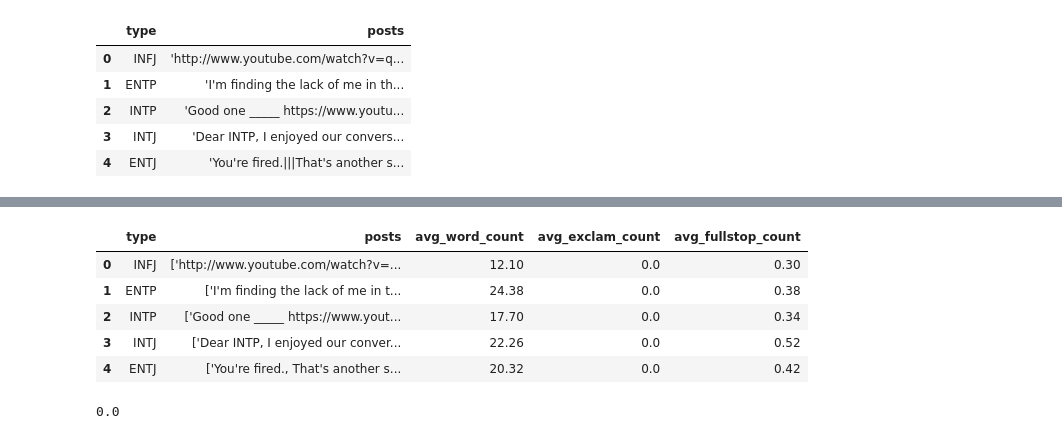
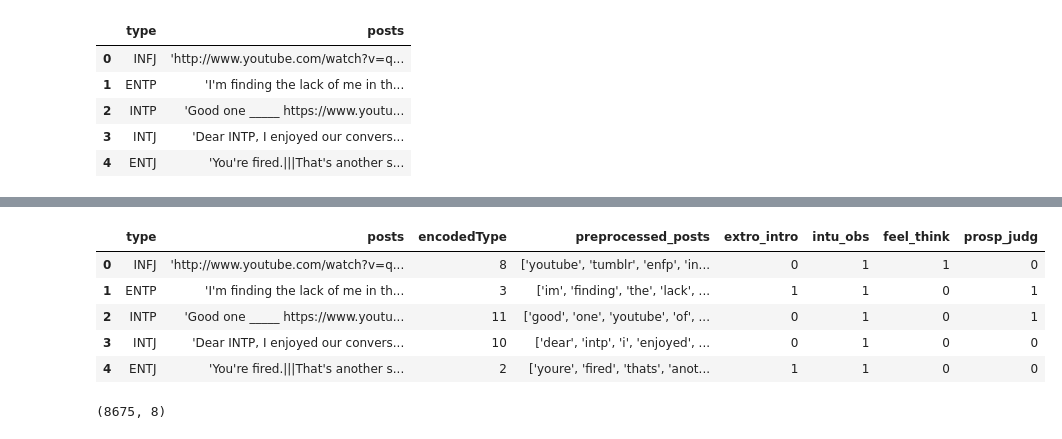
Before and after one commit to pgphi/Data_Mining_MBTI, a Jupyter notebook: Feature_Generation.ipynb, the cells around one changed output, grey strips where cells are left out. Saved outputs shown, nothing was run; the diff lists cells and outputs as text; code cells hidden in the pictures.

```diff
--- a/Feature_Generation.ipynb
+++ b/Feature_Generation.ipynb
@@ -164,18 +269,0 @@ df.head()
-# %%
-#After URL Replacement
-
-
-
-df["avg_fullstop_count"] = df["posts"].apply(avg_full_stop_count)
-df.head()
-# %% [output]
-|  | type | posts | avg_word_count | avg_exclam_count | avg_fullstop_count |
-| 0 | INFJ | ['http://www.youtube.com/watch?v=... | 12.10 | 0.0 | 0.30 |
-| 1 | ENTP | ['I'm finding the lack of me in t... | 24.38 | 0.0 | 0.38 |
-| 2 | INTP | ['Good one _____ https://www.yout... | 17.70 | 0.0 | 0.34 |
-| 3 | INTJ | ['Dear INTP, I enjoyed our conver... | 22.26 | 0.0 | 0.52 |
-| 4 | ENTJ | ['You're fired., That's another s... | 20.32 | 0.0 | 0.42 |
-# %%
-avg_full_stop_count([".", ".", "hello."])
-# %% [output]
-0.0
@@ -188,0 +272,13 @@ def correct_expressive_lengthening(posts: str) -> str:
+# %%
+preprocessed_df.head()
+# %% [output]
+|  | type | posts | encodedType | preprocessed_posts | extro_intro | intu_obs | feel_think | prosp_judg |
+| 0 | INFJ | 'http://www.youtube.com/watch?v=q... | 8 | ['youtube', 'tumblr', 'enfp', 'in... | 0 | 1 | 1 | 0 |
+| 1 | ENTP | 'I'm finding the lack of me in th... | 3 | ['im', 'finding', 'the', 'lack', ... | 1 | 1 | 0 | 1 |
+| 2 | INTP | 'Good one _____ https://www.youtu... | 11 | ['good', 'one', 'youtube', 'of', ... | 0 | 1 | 0 | 1 |
+| 3 | INTJ | 'Dear INTP, I enjoyed our convers... | 10 | ['dear', 'intp', 'i', 'enjoyed', ... | 0 | 1 | 0 | 0 |
+| 4 | ENTJ | 'You're fired.|||That's another s... | 2 | ['youre', 'fired', 'thats', 'anot... | 1 | 1 | 0 | 0 |
+# %%
+preprocessed_df.shape
+# %% [output]
+(8675, 8)
```
Also changed, not shown: parts of 18 cells of this notebook.
